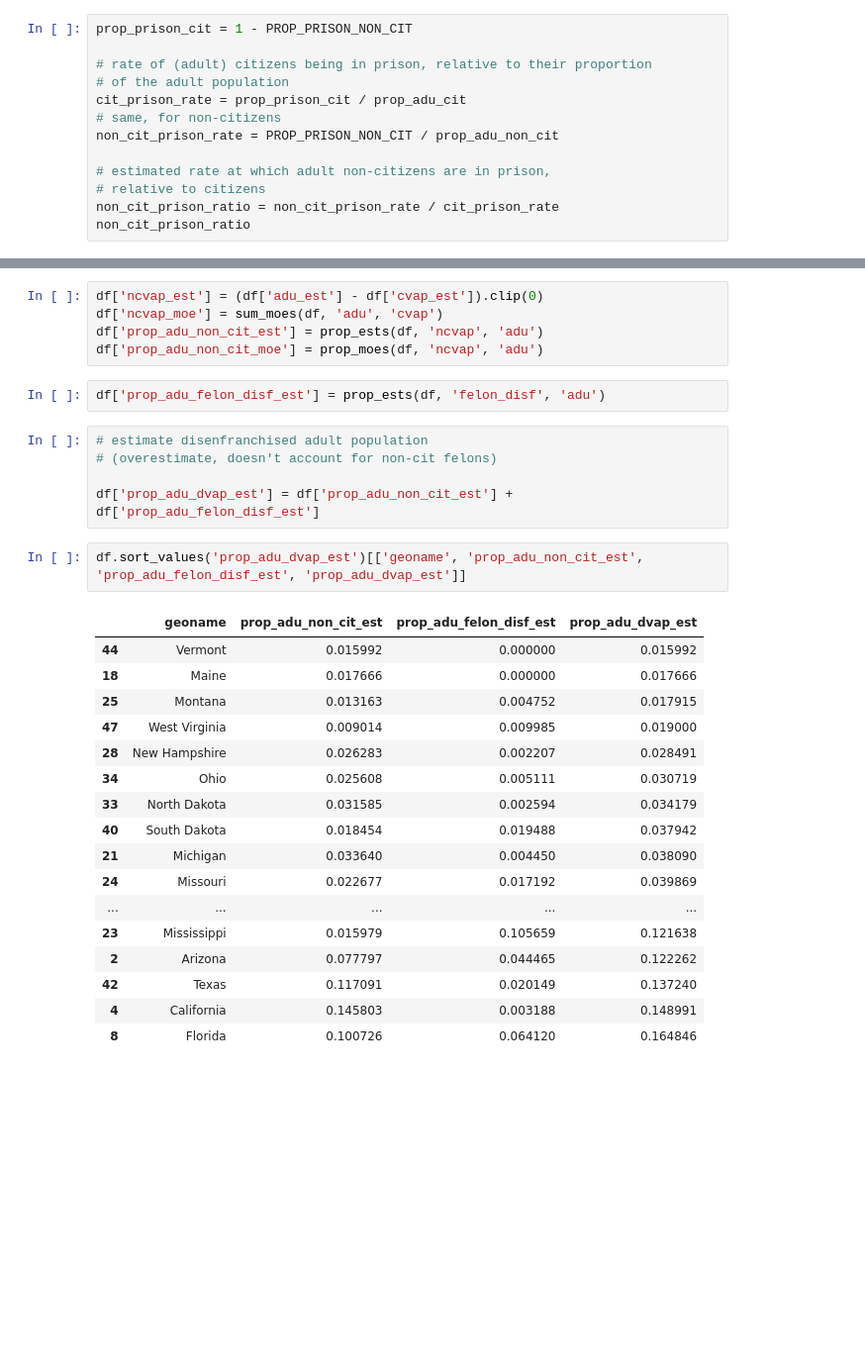
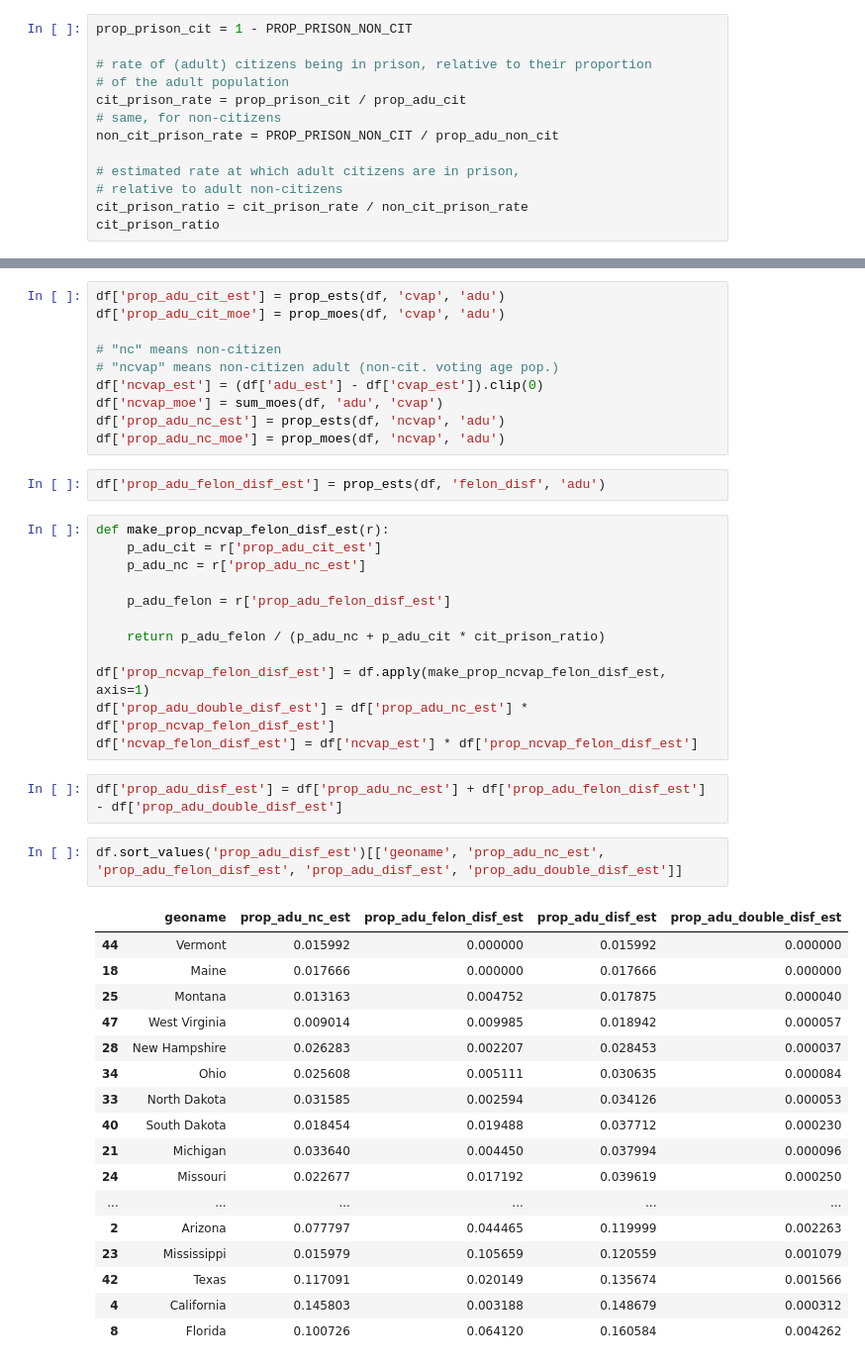
Before and after one commit to ic-institute/democracy-deserts, a Jupyter notebook: notebooks/build-state-data.ipynb, the cells around one changed output, grey strips where cells are left out. Shown: that part at 99% size. Drawn from its saved outputs; the diff is of its cells as text; blank space fills up the shorter version.

Commit message:
factored out code to deal with new census and felon disenfranchisement data

```diff
--- a/notebooks/build-state-data.ipynb
+++ b/notebooks/build-state-data.ipynb
@@ -26,8 +27,8 @@ cit_prison_rate = prop_prison_cit / prop_adu_cit
 # same, for non-citizens
 non_cit_prison_rate = PROP_PRISON_NON_CIT / prop_adu_non_cit
 
-# estimated rate at which adult non-citizens are in prison,
-# relative to citizens
-non_cit_prison_ratio = non_cit_prison_rate / cit_prison_rate
-non_cit_prison_ratio
+# estimated rate at which adult citizens are in prison,
+# relative to adult non-citizens
+cit_prison_ratio = cit_prison_rate / non_cit_prison_rate
+cit_prison_ratio
 # %% [output]
@@ -35,34 +37,48 @@ non_cit_prison_ratio
 # %%
 df = pop_df.merge(felon_df, on=['geoname', 'geotype'])
 # %%
+df['prop_adu_cit_est'] = prop_ests(df, 'cvap', 'adu')
+df['prop_adu_cit_moe'] = prop_moes(df, 'cvap', 'adu')
+
+# "nc" means non-citizen
+# "ncvap" means non-citizen adult (non-cit. voting age pop.)
 df['ncvap_est'] = (df['adu_est'] - df['cvap_est']).clip(0)
 df['ncvap_moe'] = sum_moes(df, 'adu', 'cvap')
-df['prop_adu_non_cit_est'] = prop_ests(df, 'ncvap', 'adu')
-df['prop_adu_non_cit_moe'] = prop_moes(df, 'ncvap', 'adu')
+df['prop_adu_nc_est'] = prop_ests(df, 'ncvap', 'adu')
+df['prop_adu_nc_moe'] = prop_moes(df, 'ncvap', 'adu')
 # %%
 df['prop_adu_felon_disf_est'] = prop_ests(df, 'felon_disf', 'adu')
+# %%
+def make_prop_ncvap_felon_disf_est(r):
+    p_adu_cit = r['prop_adu_cit_est']
+    p_adu_nc = r['prop_adu_nc_est']
+
+    p_adu_felon = r['prop_adu_felon_disf_est']
+
+    return p_adu_felon / (p_adu_nc + p_adu_cit * cit_prison_ratio)
+
+df['prop_ncvap_felon_disf_est'] = df.apply(make_prop_ncvap_felon_disf_est, axis=1)
+df['prop_adu_double_disf_est'] = df['prop_adu_nc_est'] * df['prop_ncvap_felon_disf_est']
+df['ncvap_felon_disf_est'] = df['ncvap_est'] * df['prop_ncvap_felon_disf_est']
 # %%
-# estimate disenfranchised adult population
-# (overestimate, doesn't account for non-cit felons)
-
-df['prop_adu_dvap_est'] = df['prop_adu_non_cit_est'] + df['prop_adu_felon_disf_est']
+df['prop_adu_disf_est'] = df['prop_adu_nc_est'] + df['prop_adu_felon_disf_est'] - df['prop_adu_double_disf_est']
 # %%
-df.sort_values('prop_adu_dvap_est')[['geoname', 'prop_adu_non_cit_est', 'prop_adu_felon_disf_est', 'prop_adu_dvap_est']]
+df.sort_values('prop_adu_disf_est')[['geoname', 'prop_adu_nc_est', 'prop_adu_felon_disf_est', 'prop_adu_disf_est', 'prop_adu_double_disf_est']]
 # %% [output]
-|  | geoname | prop_adu_non_cit_est | prop_adu_felon_disf_est | prop_adu_dvap_est |
-| 44 | Vermont | 0.015992 | 0.000000 | 0.015992 |
-| 18 | Maine | 0.017666 | 0.000000 | 0.017666 |
-| 25 | Montana | 0.013163 | 0.004752 | 0.017915 |
-| 47 | West Virginia | 0.009014 | 0.009985 | 0.019000 |
-| 28 | New Hampshire | 0.026283 | 0.002207 | 0.028491 |
-| 34 | Ohio | 0.025608 | 0.005111 | 0.030719 |
-| 33 | North Dakota | 0.031585 | 0.002594 | 0.034179 |
-| 40 | South Dakota | 0.018454 | 0.019488 | 0.037942 |
-| 21 | Michigan | 0.033640 | 0.004450 | 0.038090 |
-| 24 | Missouri | 0.022677 | 0.017192 | 0.039869 |
-| ... | ... | ... | ... | ... |
-| 23 | Mississippi | 0.015979 | 0.105659 | 0.121638 |
-| 2 | Arizona | 0.077797 | 0.044465 | 0.122262 |
-| 42 | Texas | 0.117091 | 0.020149 | 0.137240 |
-| 4 | California | 0.145803 | 0.003188 | 0.148991 |
-| 8 | Florida | 0.100726 | 0.064120 | 0.164846 |
+|  | geoname | prop_adu_nc_est | prop_adu_felon_disf_est | prop_adu_disf_est | prop_adu_double_disf_est |
+| 44 | Vermont | 0.015992 | 0.000000 | 0.015992 | 0.000000 |
+| 18 | Maine | 0.017666 | 0.000000 | 0.017666 | 0.000000 |
+| 25 | Montana | 0.013163 | 0.004752 | 0.017875 | 0.000040 |
+| 47 | West Virginia | 0.009014 | 0.009985 | 0.018942 | 0.000057 |
+| 28 | New Hampshire | 0.026283 | 0.002207 | 0.028453 | 0.000037 |
+| 34 | Ohio | 0.025608 | 0.005111 | 0.030635 | 0.000084 |
+| 33 | North Dakota | 0.031585 | 0.002594 | 0.034126 | 0.000053 |
+| 40 | South Dakota | 0.018454 | 0.019488 | 0.037712 | 0.000230 |
+| 21 | Michigan | 0.033640 | 0.004450 | 0.037994 | 0.000096 |
+| 24 | Missouri | 0.022677 | 0.017192 | 0.039619 | 0.000250 |
+| ... | ... | ... | ... | ... | ... |
+| 2 | Arizona | 0.077797 | 0.044465 | 0.119999 | 0.002263 |
+| 23 | Mississippi | 0.015979 | 0.105659 | 0.120559 | 0.001079 |
+| 42 | Texas | 0.117091 | 0.020149 | 0.135674 | 0.001566 |
+| 4 | California | 0.145803 | 0.003188 | 0.148679 | 0.000312 |
+| 8 | Florida | 0.100726 | 0.064120 | 0.160584 | 0.004262 |
```
Also changed, not shown: parts of 4 cells of this notebook, 4 other files.
